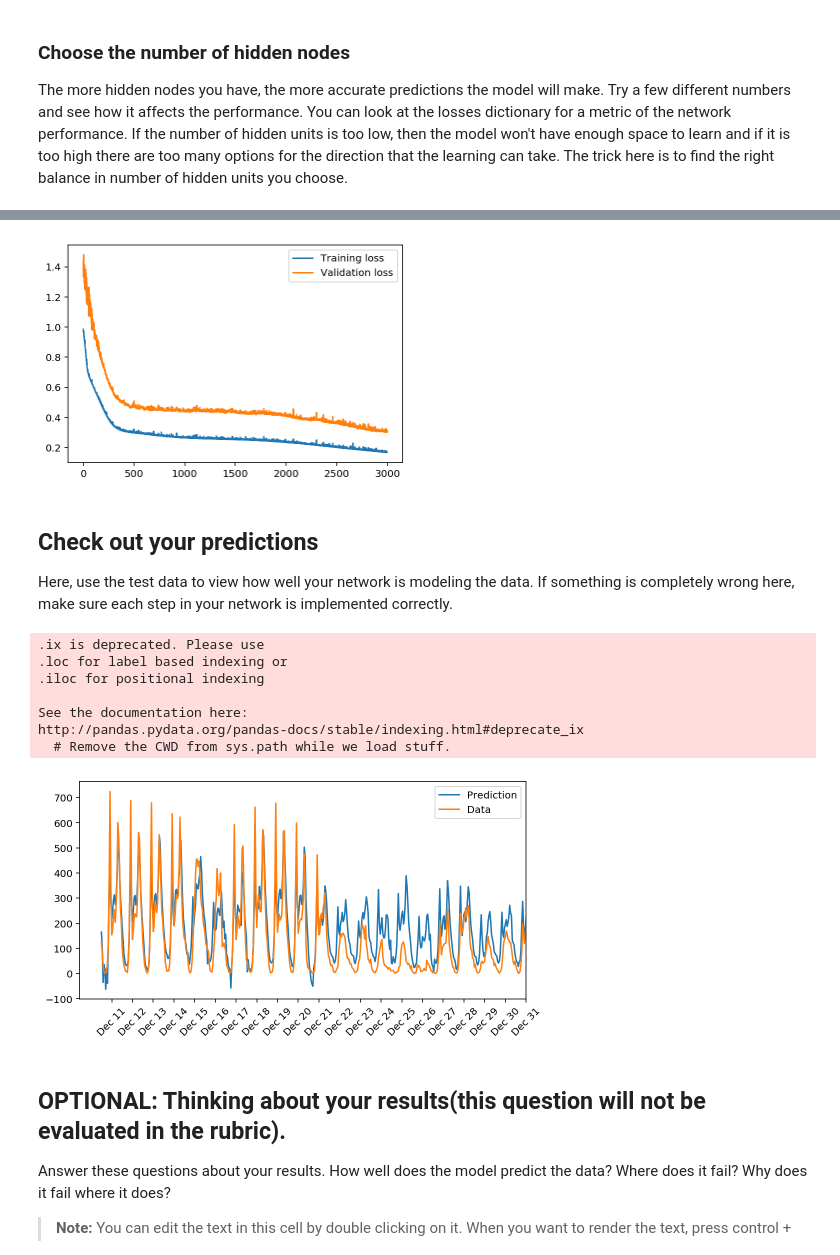
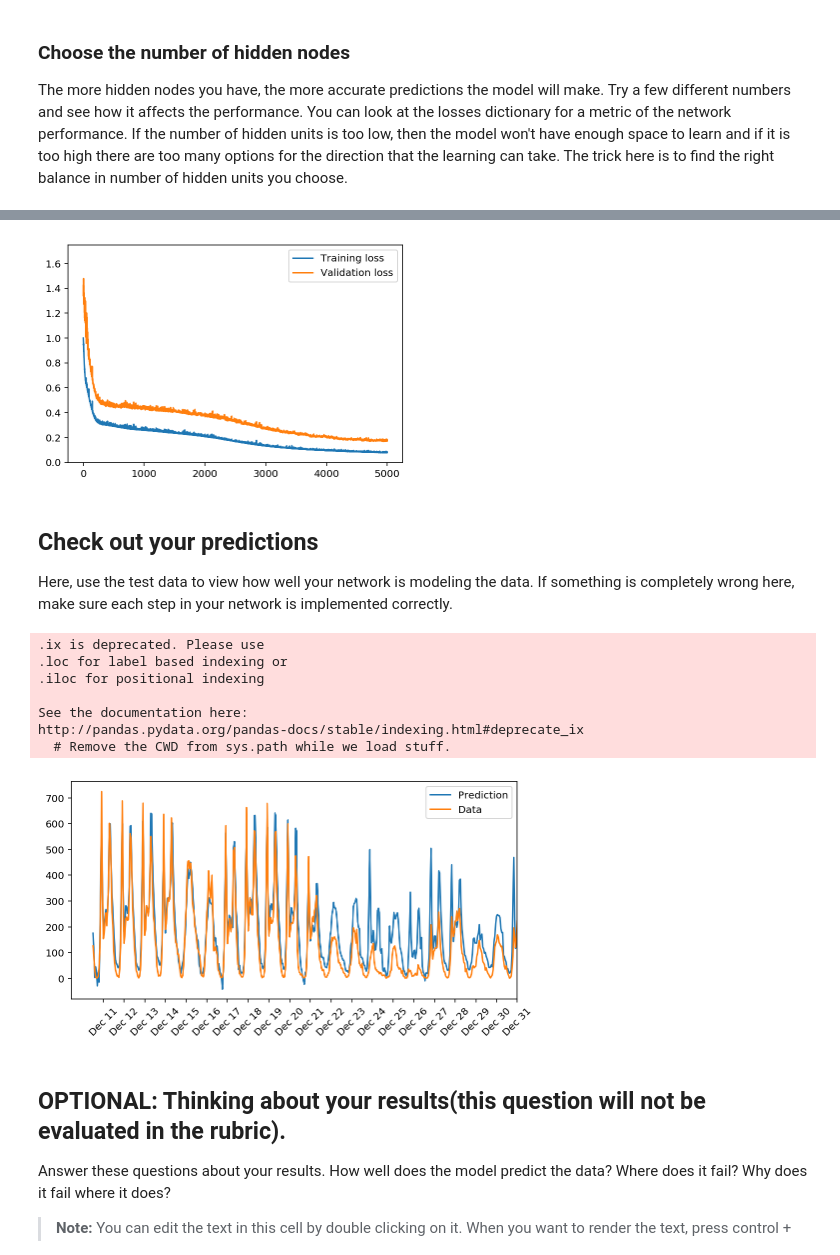
Before and after one commit to Ray-Luo/Bike-Prediction, a Jupyter notebook: Your_first_neural_network.ipynb, the cells around one changed output, grey strips where cells are left out. Drawn from its saved outputs; the diff is of its cells as text; code cells hidden in the pictures.

```diff
--- a/Your_first_neural_network.ipynb
+++ b/Your_first_neural_network.ipynb
@@ -304,8 +304,8 @@ The more hidden nodes you have, the more accurate predictions the model will mak
 import sys
 
 ### Set the hyperparameters here ###
-iterations = 3000
-learning_rate = 0.3
+iterations = 5000
+learning_rate = 0.4
 hidden_nodes = 10
 output_nodes = 1
 
@@ -335,10 +335,10 @@ Progress: 100.0% ... Training loss: 0.168 ... Validation loss: 0.311
 # %%
 plt.plot(losses['train'], label='Training loss')
 plt.plot(losses['validation'], label='Validation loss')
 plt.legend()
-_ = plt.ylim()
+_ = plt.ylim(0,1.75)
 # %% [output]
-[figure, old version]
+[figure, new version]
 # %% [markdown]
 ## Check out your predictions
 
@@ -365,7 +365,7 @@ _ = ax.set_xticklabels(dates[12::24], rotation=45)
 See the documentation here:
 http://pandas.pydata.org/pandas-docs/stable/indexing.html#deprecate_ix
   # Remove the CWD from sys.path while we load stuff.
-[figure, old version]
+[figure, new version]
 # %% [markdown]
 ## OPTIONAL: Thinking about your results(this question will not be evaluated in the rubric).
 
```
Also changed, not shown: parts of 2 cells of this notebook.
